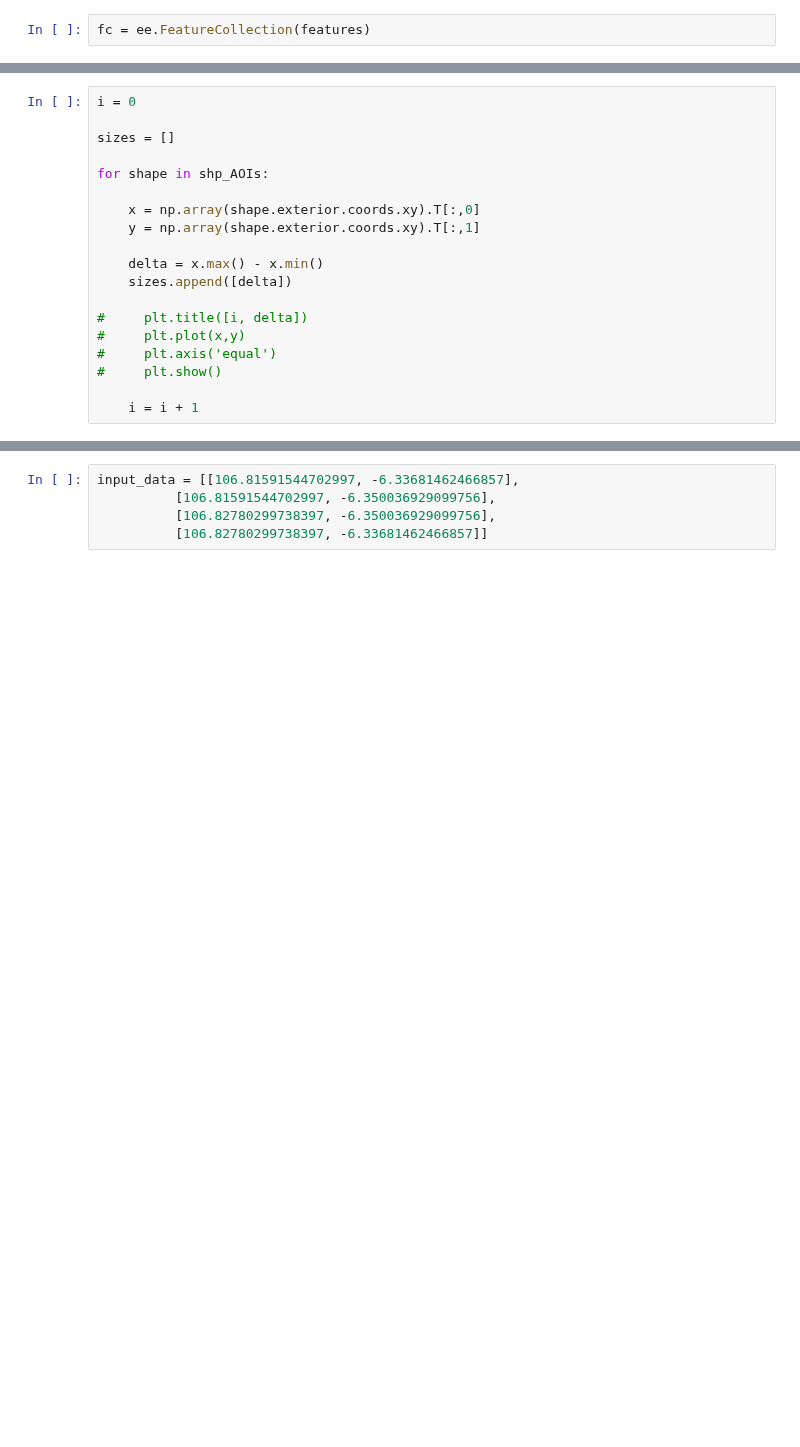
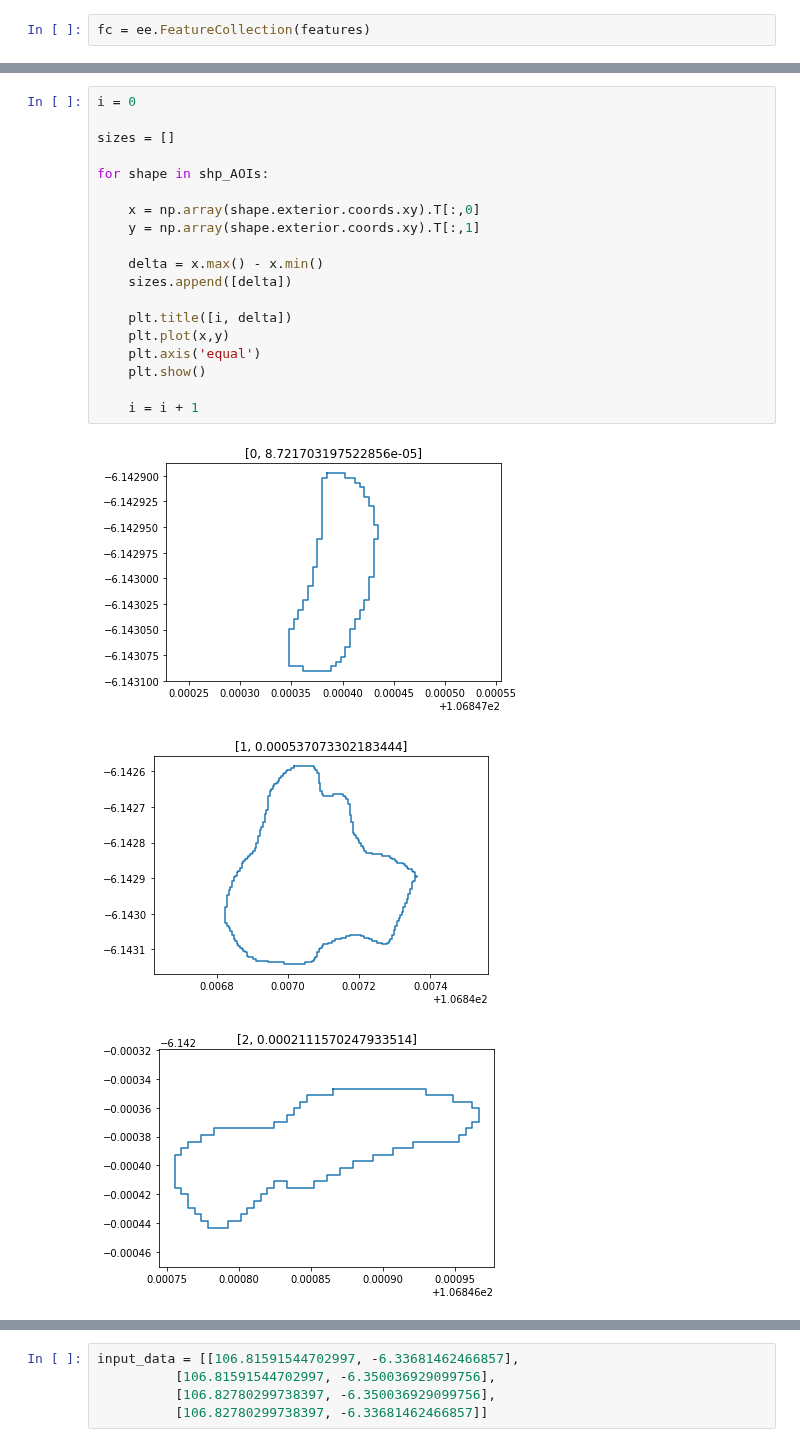
Before and after one commit to krakchris/rimbun.io, a Jupyter notebook: 03_Add_metadata/02_green_area_change/GEE_green_change.ipynb, the cells around one changed output, grey strips where cells are left out. Saved outputs shown, nothing was run; the diff lists cells and outputs as text; blank space fills up the shorter version.

```diff
--- a/03_Add_metadata/02_green_area_change/GEE_green_change.ipynb
+++ b/03_Add_metadata/02_green_area_change/GEE_green_change.ipynb
@@ -67,21 +56,25 @@ TypeError: 'Polygon' object is not callable
 # %%
 i = 0
 
 sizes = []
 
 for shape in shp_AOIs:
 
     x = np.array(shape.exterior.coords.xy).T[:,0]
     y = np.array(shape.exterior.coords.xy).T[:,1]
 
     delta = x.max() - x.min()
     sizes.append([delta])
 
-#     plt.title([i, delta])
-#     plt.plot(x,y)
-#     plt.axis('equal')
-#     plt.show()
+    plt.title([i, delta])
+    plt.plot(x,y)
+    plt.axis('equal')
+    plt.show()
 
     i = i + 1
+# %% [output]
+[figure, added]
+[figure, added]
+[figure, added]
 # %%
 biggest_poly_index = np.array(sizes).argmax()
```
Also changed, not shown: parts of 13 cells of this notebook.
